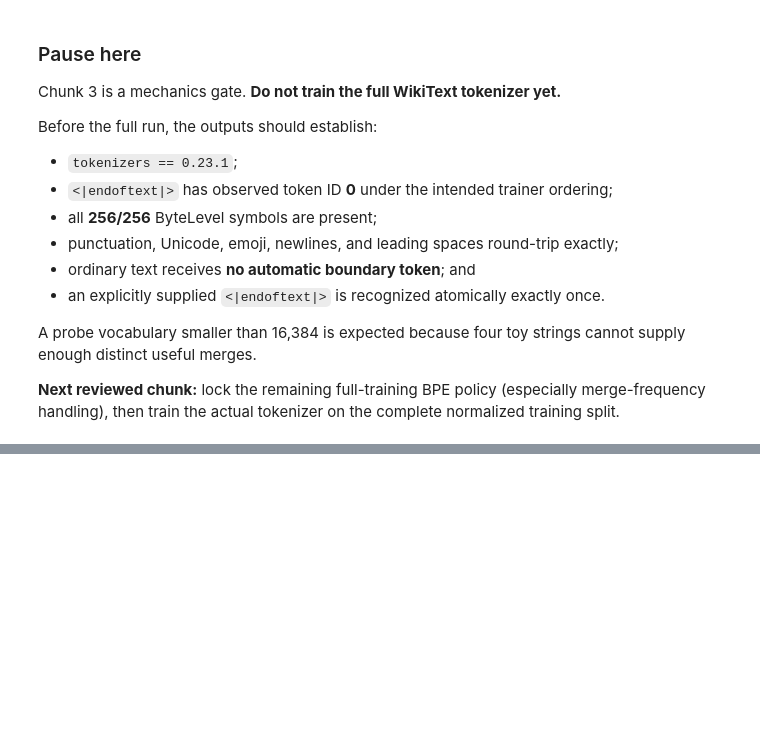
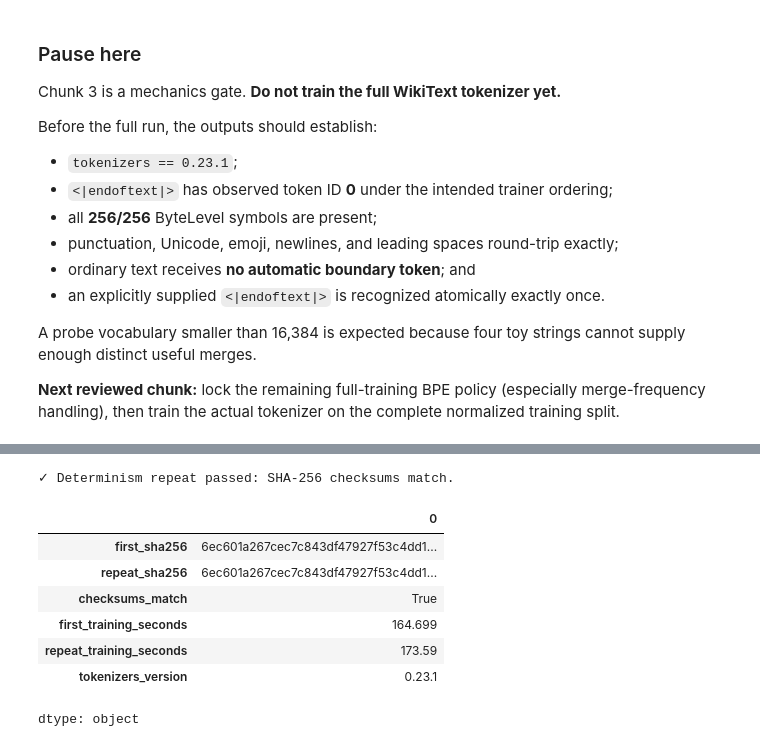
Before and after one commit to traderjohnd/foundation-model-from-scratch, a Jupyter notebook: notebooks/02_tokenizer_training_and_corpus_construction.ipynb, the cells around one changed output, grey strips where cells are left out. Saved outputs shown, nothing was run; the diff lists cells and outputs as text; code cells hidden in the pictures; blank space fills up the shorter version.

```diff
--- a/notebooks/02_tokenizer_training_and_corpus_construction.ipynb
+++ b/notebooks/02_tokenizer_training_and_corpus_construction.ipynb
@@ -553,0 +785,13 @@ A probe vocabulary smaller than 16,384 is expected because four toy strings cann
+# %%
+production_tokenizer_sha256 = hashlib.sha256(
+    serialized_tokenizer.encode("utf-8")
+).hexdigest()
+
+checksum_evidence = pd.Series({
+    "sha256": production_tokenizer_sha256,
+    "serialized_bytes": len(serialized_tokenizer.encode("utf-8")),
+    "tokenizers_version": tokenizers.__version__,
+    "training_seconds": round(tokenizer_training_seconds, 3),
+})
+
+checksum_evidence
@@ -553,0 +820,59 @@ A probe vocabulary smaller than 16,384 is expected because four toy strings cann
+# %%
+RUN_DETERMINISM_REPEAT = True
+
+if RUN_DETERMINISM_REPEAT:
+    repeat_tokenizer, repeat_trainer = build_production_tokenizer(
+        show_progress=True
+    )
+
+    repeat_started = time.perf_counter()
+
+    repeat_tokenizer.train_from_iterator(
+        (article["text"] for article in train_articles),
+        trainer=repeat_trainer,
+        length=len(train_articles),
+    )
+
+    repeat_training_seconds = time.perf_counter() - repeat_started
+    repeat_serialized = repeat_tokenizer.to_str()
+    repeat_sha256 = hashlib.sha256(
+        repeat_serialized.encode("utf-8")
+    ).hexdigest()
+
+    repeat_merge_count = len(
+        json.loads(repeat_serialized)["model"]["merges"]
+    )
+
+    assert repeat_tokenizer.get_vocab_size() == VOCAB_SIZE
+    assert repeat_tokenizer.token_to_id(DOC_BOUNDARY_TOKEN) == 0
+    assert repeat_merge_count == EXPECTED_LEARNED_MERGES
+    assert repeat_sha256 == production_tokenizer_sha256, (
+        "Tokenizer SHA-256 mismatch across identical training runs."
+    )
+
+    determinism_evidence = pd.Series({
+        "first_sha256": production_tokenizer_sha256,
+        "repeat_sha256": repeat_sha256,
+        "checksums_match": repeat_sha256 == production_tokenizer_sha256,
+        "first_training_seconds": round(tokenizer_training_seconds, 3),
+        "repeat_training_seconds": round(repeat_training_seconds, 3),
+        "tokenizers_version": tokenizers.__version__,
+    })
+
+    print("✓ Determinism repeat passed: SHA-256 checksums match.")
+    display(determinism_evidence)
+else:
+    print(
+        "Determinism repeat deferred; "
+        "production tokenizer remains valid."
+    )
+# %% [output]
+✓ Determinism repeat passed: SHA-256 checksums match.
+|  | 0 |
+| first_sha256 | 6ec601a267cec7c843df47927f53c4dd1... |
+| repeat_sha256 | 6ec601a267cec7c843df47927f53c4dd1... |
+| checksums_match | True |
+| first_training_seconds | 164.699 |
+| repeat_training_seconds | 173.59 |
+| tokenizers_version | 0.23.1 |
+dtype: object
```
Also changed, not shown: parts of 14 cells of this notebook.
